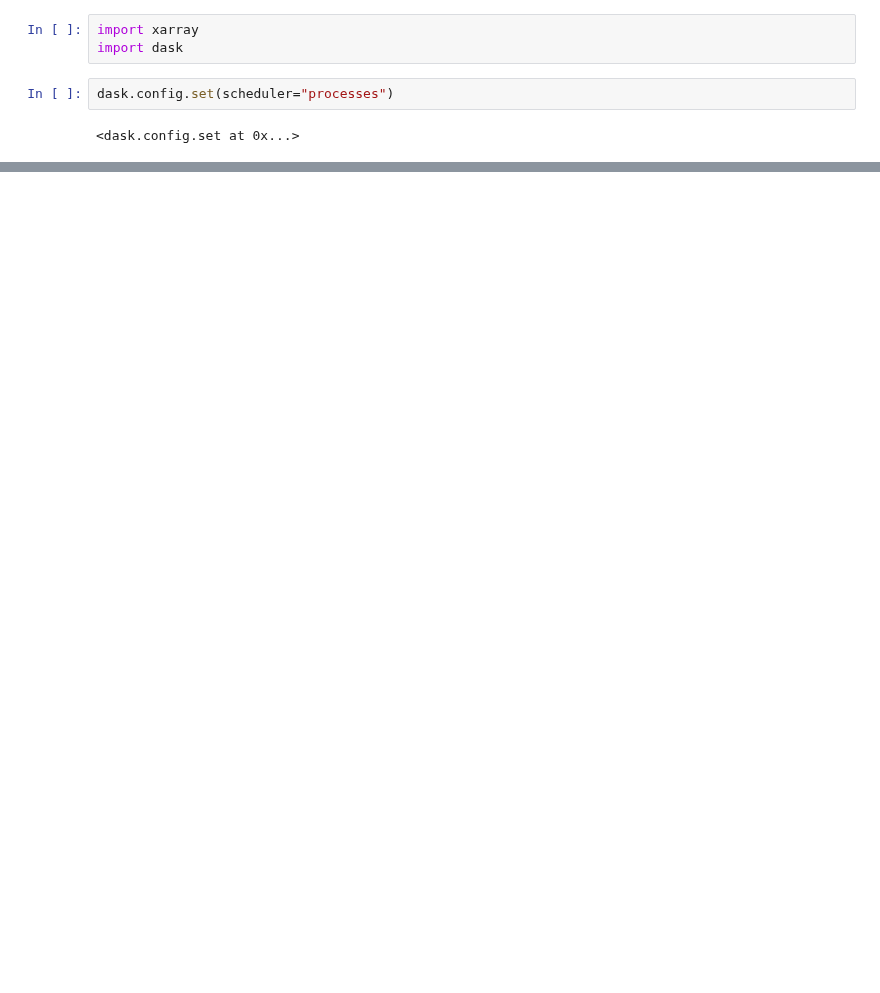
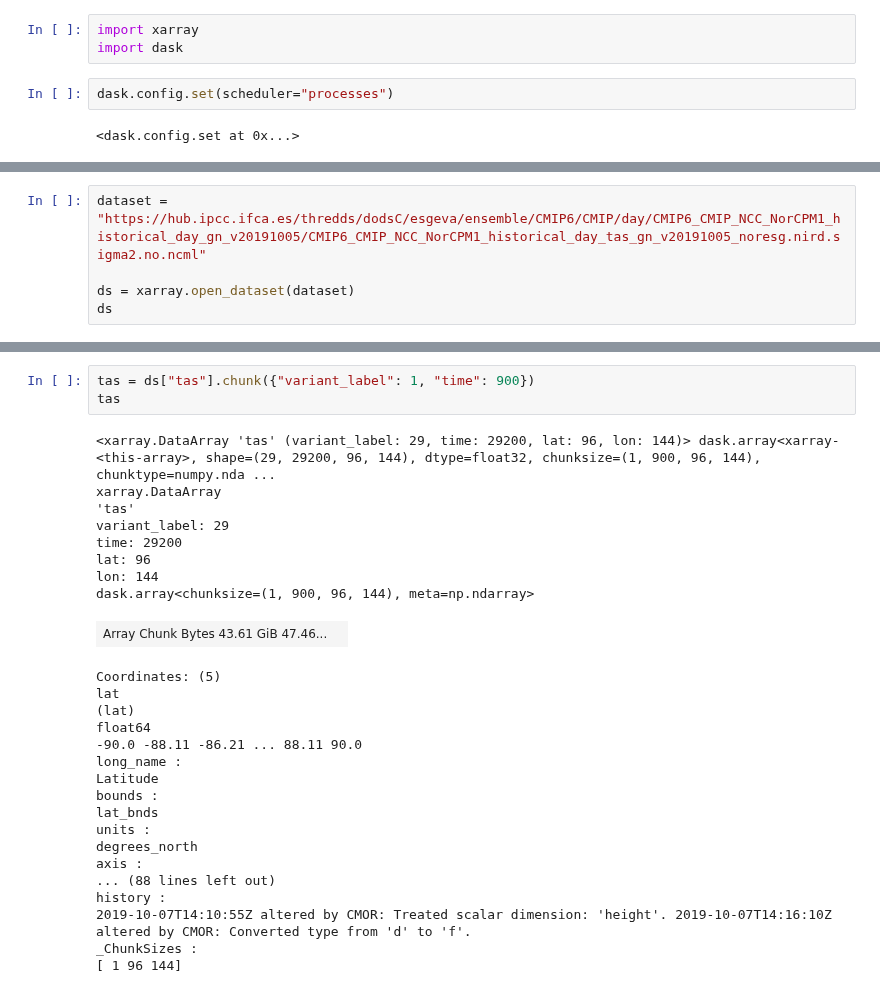
Before and after one commit to zequihg50/esgf-virtual-aggregation, a Jupyter notebook: demo.ipynb, the cells around one changed output, grey strips where cells are left out. Cells and saved outputs as stored; diff of their text form; blank space fills up the shorter version.

```diff
--- a/demo.ipynb
+++ b/demo.ipynb
@@ -88,0 +71,5 @@ m.resample({"time": "Y"}).mean().plot.line(x="time")
+# %%
+dataset = "https://hub.ipcc.ifca.es/thredds/dodsC/esgeva/ensemble/CMIP6/CMIP/day/CMIP6_CMIP_NCC_NorCPM1_historical_day_gn_v20191005/CMIP6_CMIP_NCC_NorCPM1_historical_day_tas_gn_v20191005_noresg.nird.sigma2.no.ncml"
+
+ds = xarray.open_dataset(dataset)
+ds
@@ -88,0 +94,30 @@ m.resample({"time": "Y"}).mean().plot.line(x="time")
+# %%
+tas = ds["tas"].chunk({"variant_label": 1, "time": 900})
+tas
+# %% [output]
+<xarray.DataArray 'tas' (variant_label: 29, time: 29200, lat: 96, lon: 144)> dask.array<xarray-<this-array>, shape=(29, 29200, 96, 144), dtype=float32, chunksize=(1, 900, 96, 144), chunktype=numpy.nda ...
+xarray.DataArray
+'tas'
+variant_label: 29
+time: 29200
+lat: 96
+lon: 144
+dask.array<chunksize=(1, 900, 96, 144), meta=np.ndarray>
+| Array Chunk Bytes 43.61 GiB 47.46... |  |
+Coordinates: (5)
+lat
+(lat)
+float64
+-90.0 -88.11 -86.21 ... 88.11 90.0
+long_name :
+Latitude
+bounds :
+lat_bnds
+units :
+degrees_north
+axis :
+... (88 lines left out)
+history :
+2019-10-07T14:10:55Z altered by CMOR: Treated scalar dimension: 'height'. 2019-10-07T14:16:10Z altered by CMOR: Converted type from 'd' to 'f'.
+_ChunkSizes :
+[ 1 96 144]
```
Also changed, not shown: parts of 11 cells of this notebook.
